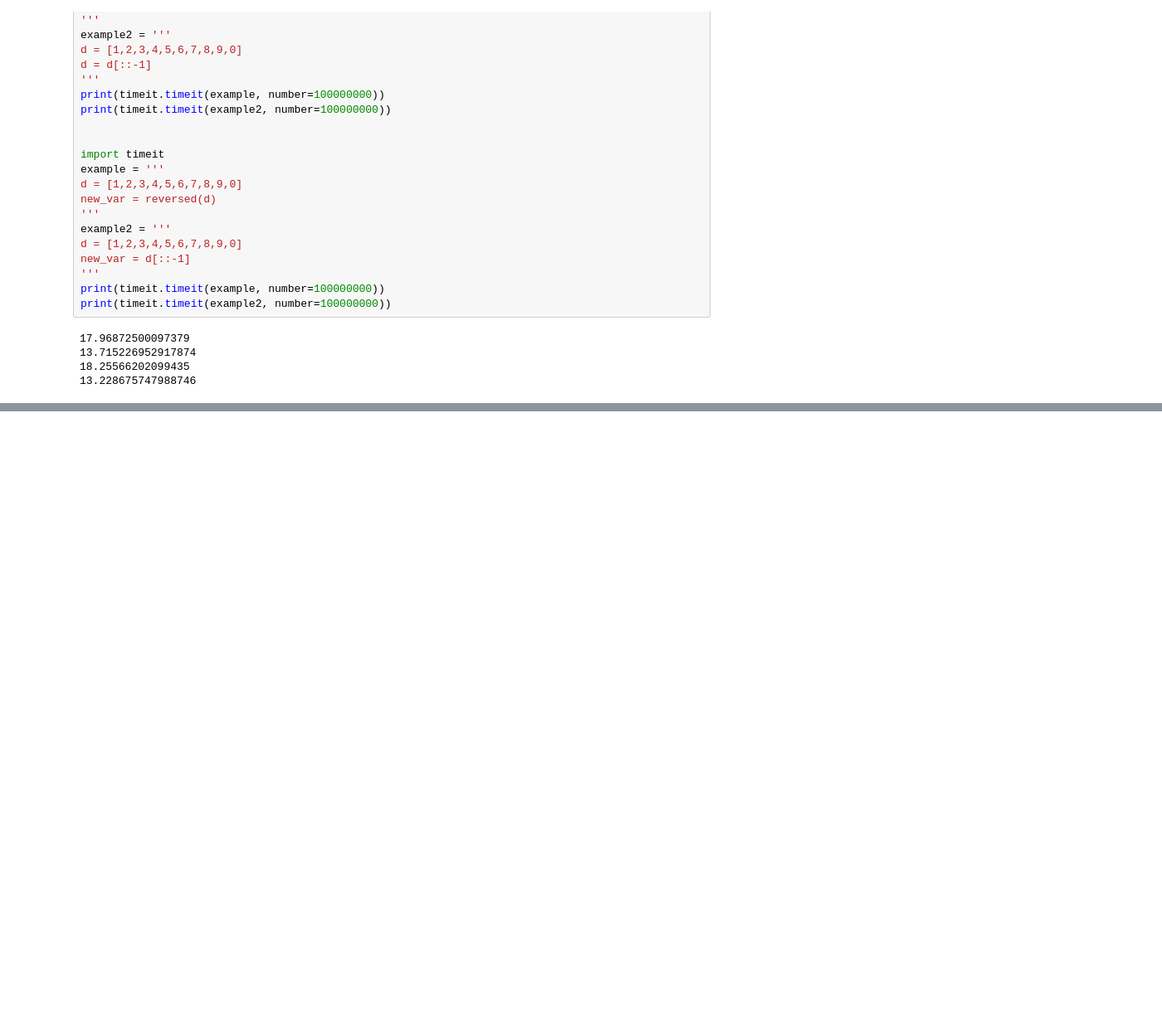
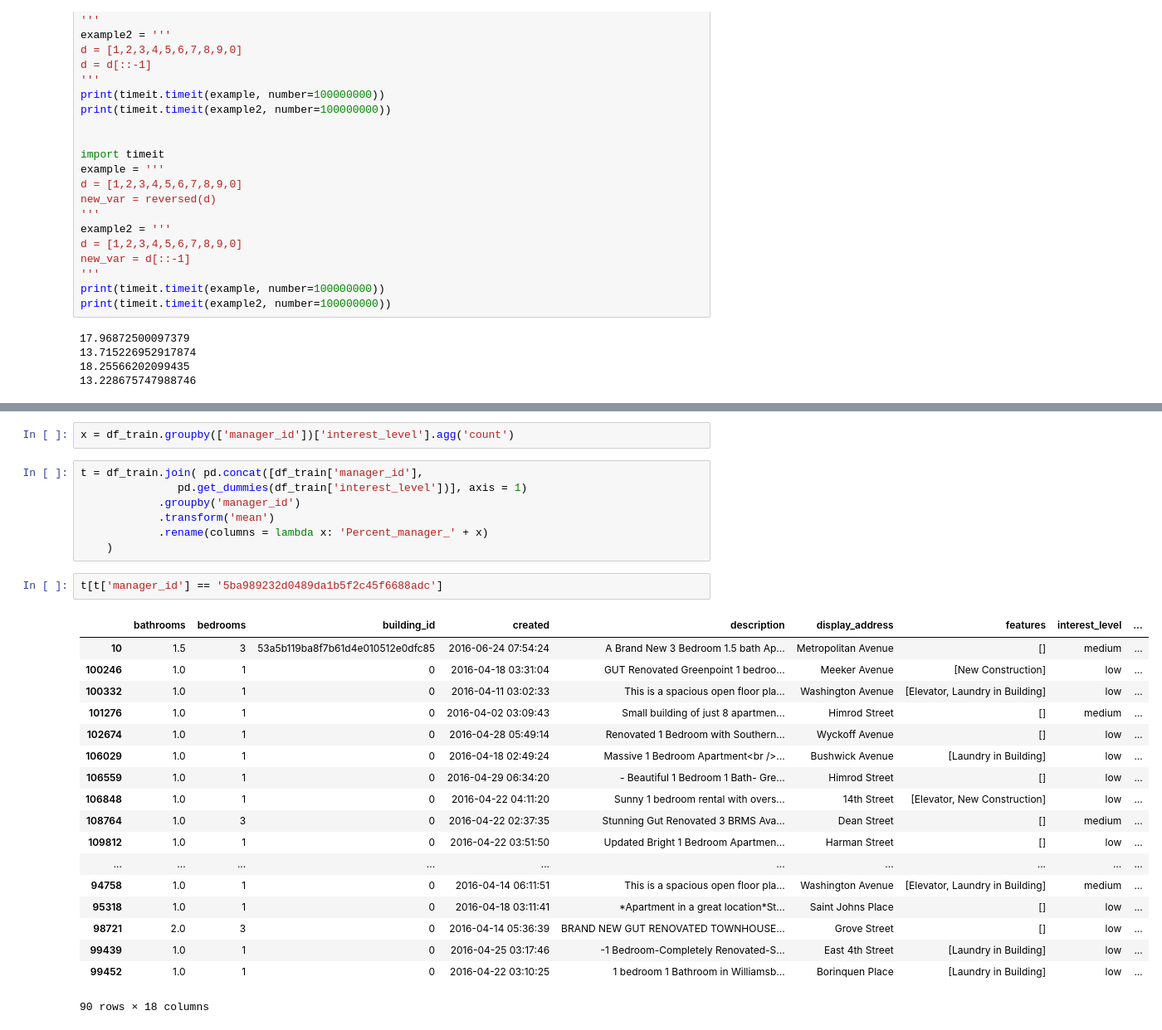
Before and after one commit to mratsim/Apartment-Interest-Prediction, a Jupyter notebook: 000_Data_Exploration.ipynb, the cells around one changed output, grey strips where cells are left out. Shown at 83% size. Drawn from its saved outputs; the diff is of its cells as text; blank space fills up the shorter version.

Commit message:
added manager interest frequency val0.49796727146

```diff
--- a/000_Data_Exploration.ipynb
+++ b/000_Data_Exploration.ipynb
@@ -61,0 +57,30 @@ The slowest run took 16.05 times longer than the fastest. This could mean that a
+# %%
+x = df_train.groupby(['manager_id'])['interest_level'].agg('count')
+# %%
+t = df_train.join( pd.concat([df_train['manager_id'],
+               pd.get_dummies(df_train['interest_level'])], axis = 1)
+            .groupby('manager_id')
+            .transform('mean')
+            .rename(columns = lambda x: 'Percent_manager_' + x)
+    )
+# %%
+t[t['manager_id'] == '5ba989232d0489da1b5f2c45f6688adc']
+# %% [output]
+|  | bathrooms | bedrooms | building_id | created | description | display_address | features | interest_level | ... |
+| 10 | 1.5 | 3 | 53a5b119ba8f7b61d4e010512e0dfc85 | 2016-06-24 07:54:24 | A Brand New 3 Bedroom 1.5 bath Ap... | Metropolitan Avenue | [] | medium | ... |
+| 100246 | 1.0 | 1 | 0 | 2016-04-18 03:31:04 | GUT Renovated Greenpoint 1 bedroo... | Meeker Avenue | [New Construction] | low | ... |
+| 100332 | 1.0 | 1 | 0 | 2016-04-11 03:02:33 | This is a spacious open floor pla... | Washington Avenue | [Elevator, Laundry in Building] | low | ... |
+| 101276 | 1.0 | 1 | 0 | 2016-04-02 03:09:43 | Small building of just 8 apartmen... | Himrod Street | [] | medium | ... |
+| 102674 | 1.0 | 1 | 0 | 2016-04-28 05:49:14 | Renovated 1 Bedroom with Southern... | Wyckoff Avenue | [] | low | ... |
+| 106029 | 1.0 | 1 | 0 | 2016-04-18 02:49:24 | Massive 1 Bedroom Apartment<br />... | Bushwick Avenue | [Laundry in Building] | low | ... |
+| 106559 | 1.0 | 1 | 0 | 2016-04-29 06:34:20 | - Beautiful 1 Bedroom 1 Bath- Gre... | Himrod Street | [] | low | ... |
+| 106848 | 1.0 | 1 | 0 | 2016-04-22 04:11:20 | Sunny 1 bedroom rental with overs... | 14th Street | [Elevator, New Construction] | low | ... |
+| 108764 | 1.0 | 3 | 0 | 2016-04-22 02:37:35 | Stunning Gut Renovated 3 BRMS Ava... | Dean Street | [] | medium | ... |
+| 109812 | 1.0 | 1 | 0 | 2016-04-22 03:51:50 | Updated Bright 1 Bedroom Apartmen... | Harman Street | [] | low | ... |
+| ... | ... | ... | ... | ... | ... | ... | ... | ... | ... |
+| 94758 | 1.0 | 1 | 0 | 2016-04-14 06:11:51 | This is a spacious open floor pla... | Washington Avenue | [Elevator, Laundry in Building] | medium | ... |
+| 95318 | 1.0 | 1 | 0 | 2016-04-18 03:11:41 | *Apartment in a great location*St... | Saint Johns Place | [] | low | ... |
+| 98721 | 2.0 | 3 | 0 | 2016-04-14 05:36:39 | BRAND NEW GUT RENOVATED TOWNHOUSE... | Grove Street | [] | low | ... |
+| 99439 | 1.0 | 1 | 0 | 2016-04-25 03:17:46 | -1 Bedroom-Completely Renovated-S... | East 4th Street | [Laundry in Building] | low | ... |
+| 99452 | 1.0 | 1 | 0 | 2016-04-22 03:10:25 | 1 bedroom 1 Bathroom in Williamsb... | Borinquen Place | [Laundry in Building] | low | ... |
+90 rows × 18 columns
```
Also changed, not shown: parts of 1 cell of this notebook, 4 other files.
